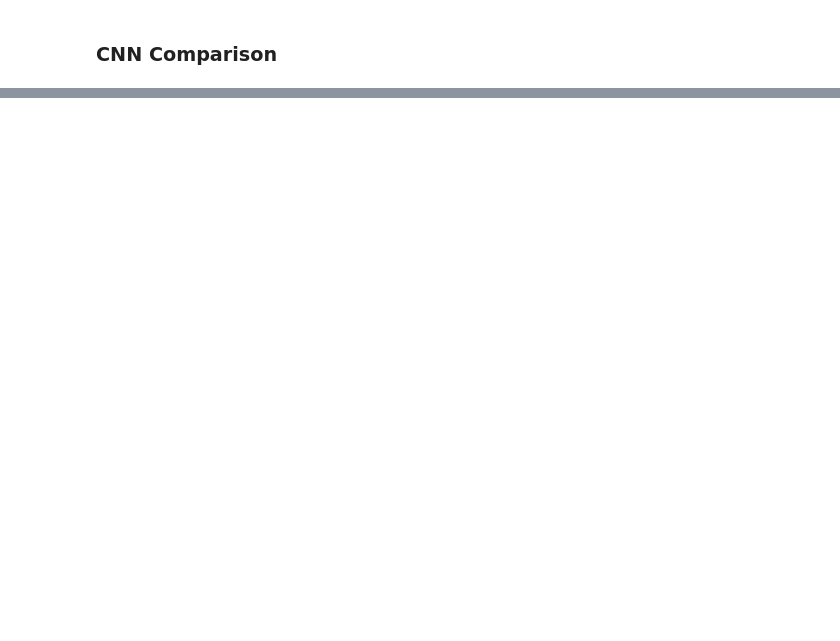
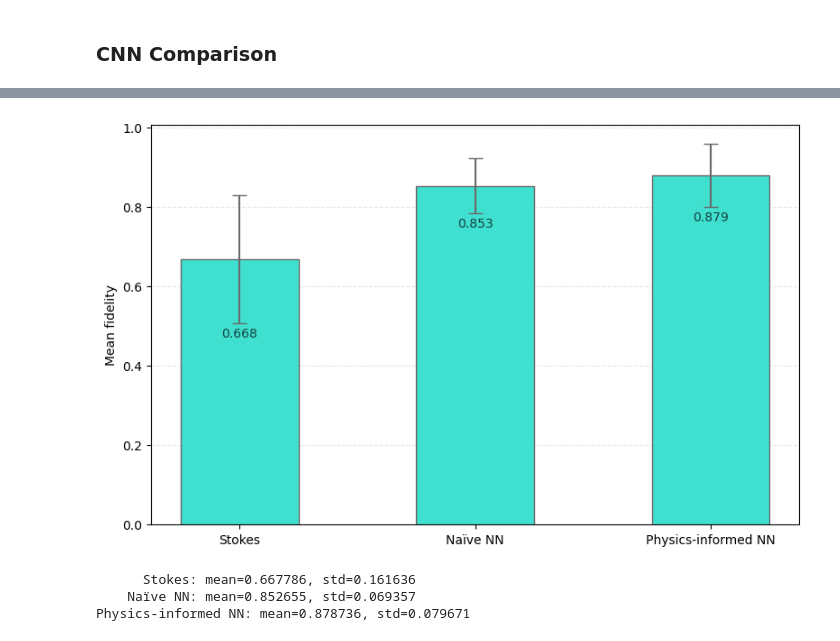
Before and after one commit to Charlow88/Masters-Project, a Jupyter notebook: src/masters_project/basic_runthrough.ipynb, the cells around one changed output, grey strips where cells are left out. Drawn from its saved outputs; the diff is of its cells as text; code cells hidden in the pictures; blank space fills up the shorter version.

```diff
--- a/src/masters_project/basic_runthrough.ipynb
+++ b/src/masters_project/basic_runthrough.ipynb
@@ -353,0 +478,11 @@ for s in [
+# %%
+bar_with_std(
+    methods=["Stokes", "Naïve NN", "Physics-informed NN"],
+    Fs=[F_stokes, F_naive, F_phys],
+    title="Adding physical constraints improves performance"
+)
+# %% [output]
+[figure, added]
+      Stokes: mean=0.667786, std=0.161636
+    Naïve NN: mean=0.852655, std=0.069357
+Physics-informed NN: mean=0.878736, std=0.079671
```
Also changed, not shown: parts of 20 cells of this notebook, 2 other files.
